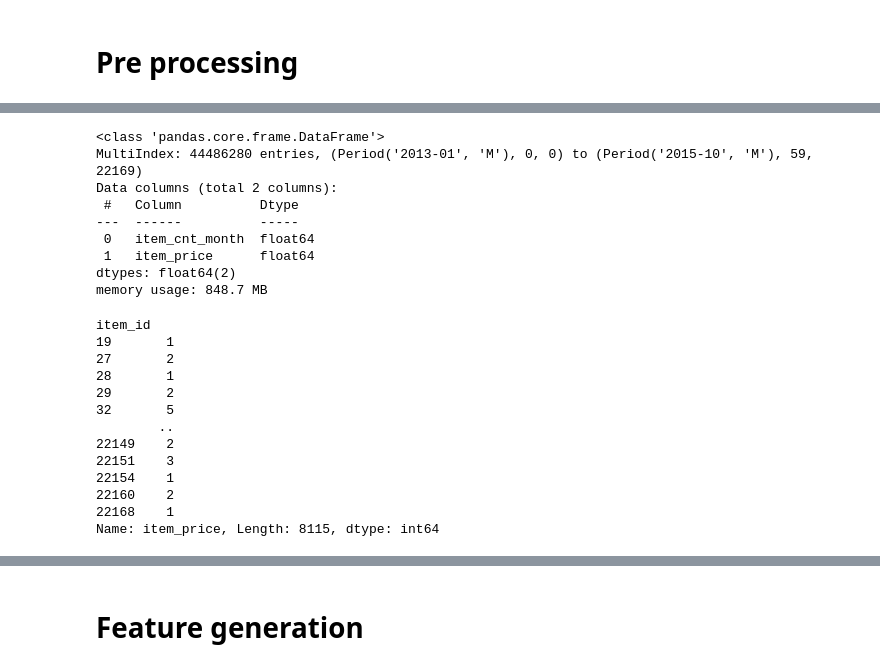
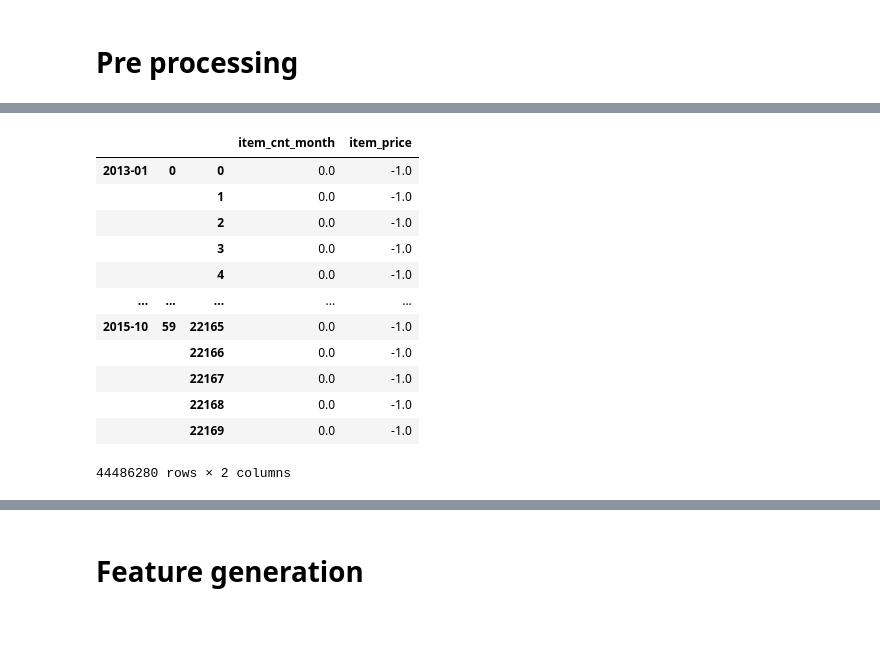
Before and after one commit to lsuazo/HowToWinKaggle, a Jupyter notebook: FinalProject/20200824_setup_cross_val.ipynb, the cells around one changed output, grey strips where cells are left out. Cells and saved outputs as stored; diff of their text form; code cells hidden in the pictures; blank space fills up the shorter version.

```diff
--- a/FinalProject/20200824_setup_cross_val.ipynb
+++ b/FinalProject/20200824_setup_cross_val.ipynb
@@ -61,15 +61,20 @@ Wall time: 1min 26s
 # %%
 filled_out_df = pd.concat(filled_out_data)
-# %%
-filled_out_df.info()
-# %% [output]
-<class 'pandas.core.frame.DataFrame'>
-MultiIndex: 44486280 entries, (Period('2013-01', 'M'), 0, 0) to (Period('2015-10', 'M'), 59, 22169)
-Data columns (total 2 columns):
- #   Column          Dtype
----  ------          -----
- 0   item_cnt_month  float64
- 1   item_price      float64
-dtypes: float64(2)
-memory usage: 848.7 MB
+# %%
+# will use this as the Y, and reindex the X
+filled_out_df
+# %% [output]
+|  |  |  | item_cnt_month | item_price |
+| 2013-01 | 0 | 0 | 0.0 | -1.0 |
+|  |  | 1 | 0.0 | -1.0 |
+|  |  | 2 | 0.0 | -1.0 |
+|  |  | 3 | 0.0 | -1.0 |
+|  |  | 4 | 0.0 | -1.0 |
+| ... | ... | ... | ... | ... |
+| 2015-10 | 59 | 22165 | 0.0 | -1.0 |
+|  |  | 22166 | 0.0 | -1.0 |
+|  |  | 22167 | 0.0 | -1.0 |
+|  |  | 22168 | 0.0 | -1.0 |
+|  |  | 22169 | 0.0 | -1.0 |
+44486280 rows × 2 columns
 # %%
@@ -77,16 +82,0 @@ piv_agg_sales = agg_sales.set_index(index_cols).item_cnt_month.unstack(level=0).
-# %%
-temp.reset_index()[['item_id', 'item_price']].groupby('item_id').item_price.nunique()
-# %% [output]
-item_id
-19       1
-27       2
-28       1
-29       2
-32       5
-        ..
-22149    2
-22151    3
-22154    1
-22160    2
-22168    1
-Name: item_price, Length: 8115, dtype: int64
```
Also changed, not shown: parts of 19 cells of this notebook.
